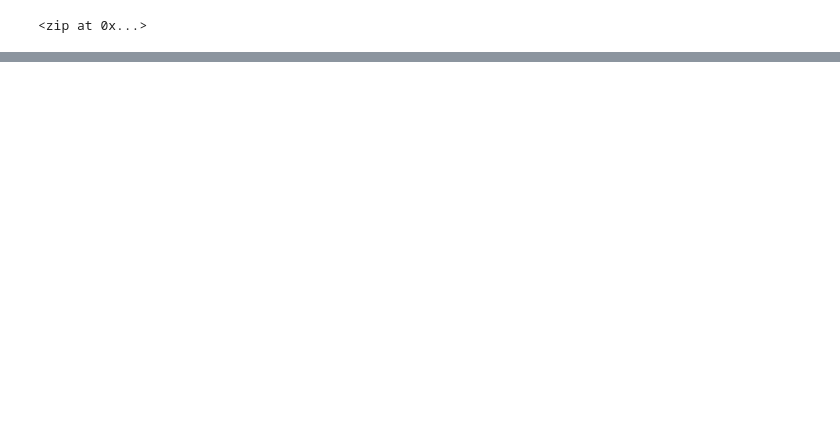
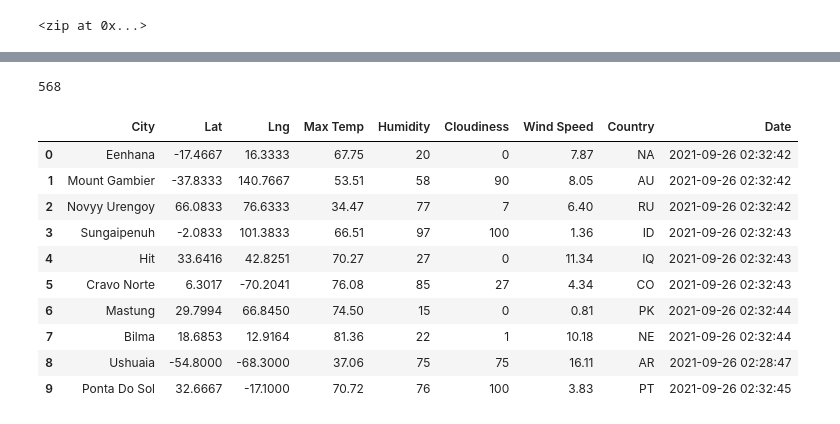
Before and after one commit to pk-lucas-a/World_Weather_Analysis, a Jupyter notebook: WeatherPy.ipynb, the cells around one changed output, grey strips where cells are left out. Drawn from its saved outputs; the diff is of its cells as text; code cells hidden in the pictures; blank space fills up the shorter version.

```diff
--- a/WeatherPy.ipynb
+++ b/WeatherPy.ipynb
@@ -32,0 +42,10 @@ len(cities)
+# %%
+# Create an empty list to hold the weather data.
+city_data = []
+# Print the beginning of the logging.
+print("Beginning Data Retrieval     ")
+print("-----------------------------")
+
+# Create counters.
+record_count = 1
+set_count = 1
@@ -32,0 +55,4 @@ len(cities)
+# %%
+# URL for Weather Map with API key
+city = "Boston"
+url = "http://api.openweathermap.org/data/2.5/weather?units=Imperial&APPID=" + weather_api_key
@@ -32,0 +127,20 @@ len(cities)
+# %%
+len(city_data)
+# %% [output]
+568
+# %%
+# Convert the array of dictionaries to a Pandas DataFrame.
+city_data_df = pd.DataFrame(city_data)
+city_data_df.head(10)
+# %% [output]
+|  | City | Lat | Lng | Max Temp | Humidity | Cloudiness | Wind Speed | Country | Date |
+| 0 | Eenhana | -17.4667 | 16.3333 | 67.75 | 20 | 0 | 7.87 | NA | 2021-09-26 02:32:42 |
+| 1 | Mount Gambier | -37.8333 | 140.7667 | 53.51 | 58 | 90 | 8.05 | AU | 2021-09-26 02:32:42 |
+| 2 | Novyy Urengoy | 66.0833 | 76.6333 | 34.47 | 77 | 7 | 6.40 | RU | 2021-09-26 02:32:42 |
+| 3 | Sungaipenuh | -2.0833 | 101.3833 | 66.51 | 97 | 100 | 1.36 | ID | 2021-09-26 02:32:43 |
+| 4 | Hit | 33.6416 | 42.8251 | 70.27 | 27 | 0 | 11.34 | IQ | 2021-09-26 02:32:43 |
+| 5 | Cravo Norte | 6.3017 | -70.2041 | 76.08 | 85 | 27 | 4.34 | CO | 2021-09-26 02:32:43 |
+| 6 | Mastung | 29.7994 | 66.8450 | 74.50 | 15 | 0 | 0.81 | PK | 2021-09-26 02:32:44 |
+| 7 | Bilma | 18.6853 | 12.9164 | 81.36 | 22 | 1 | 10.18 | NE | 2021-09-26 02:32:44 |
+| 8 | Ushuaia | -54.8000 | -68.3000 | 37.06 | 75 | 75 | 16.11 | AR | 2021-09-26 02:28:47 |
+| 9 | Ponta Do Sol | 32.6667 | -17.1000 | 70.72 | 76 | 100 | 3.83 | PT | 2021-09-26 02:32:45 |
```
Also changed, not shown: parts of 7 cells of this notebook.
